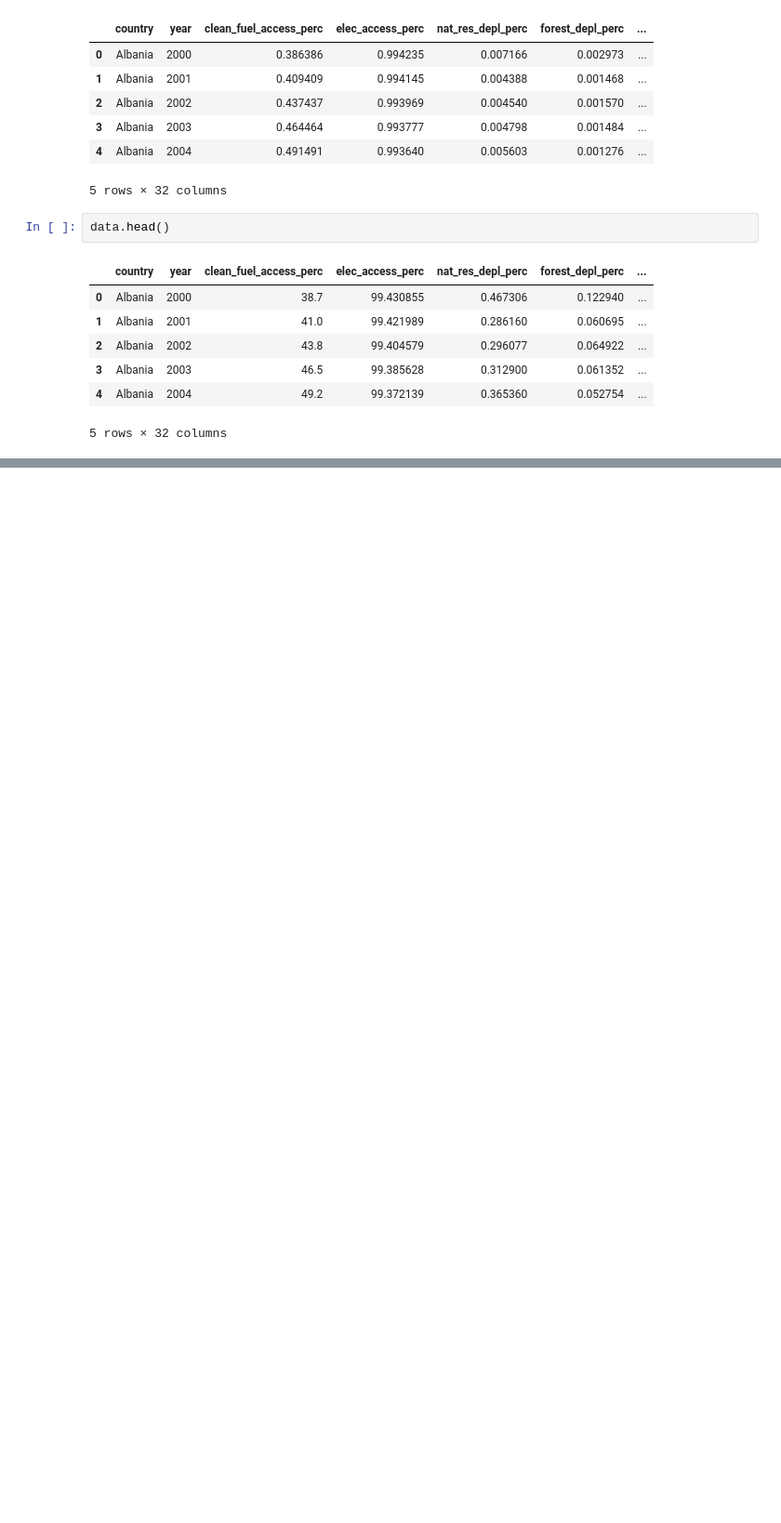
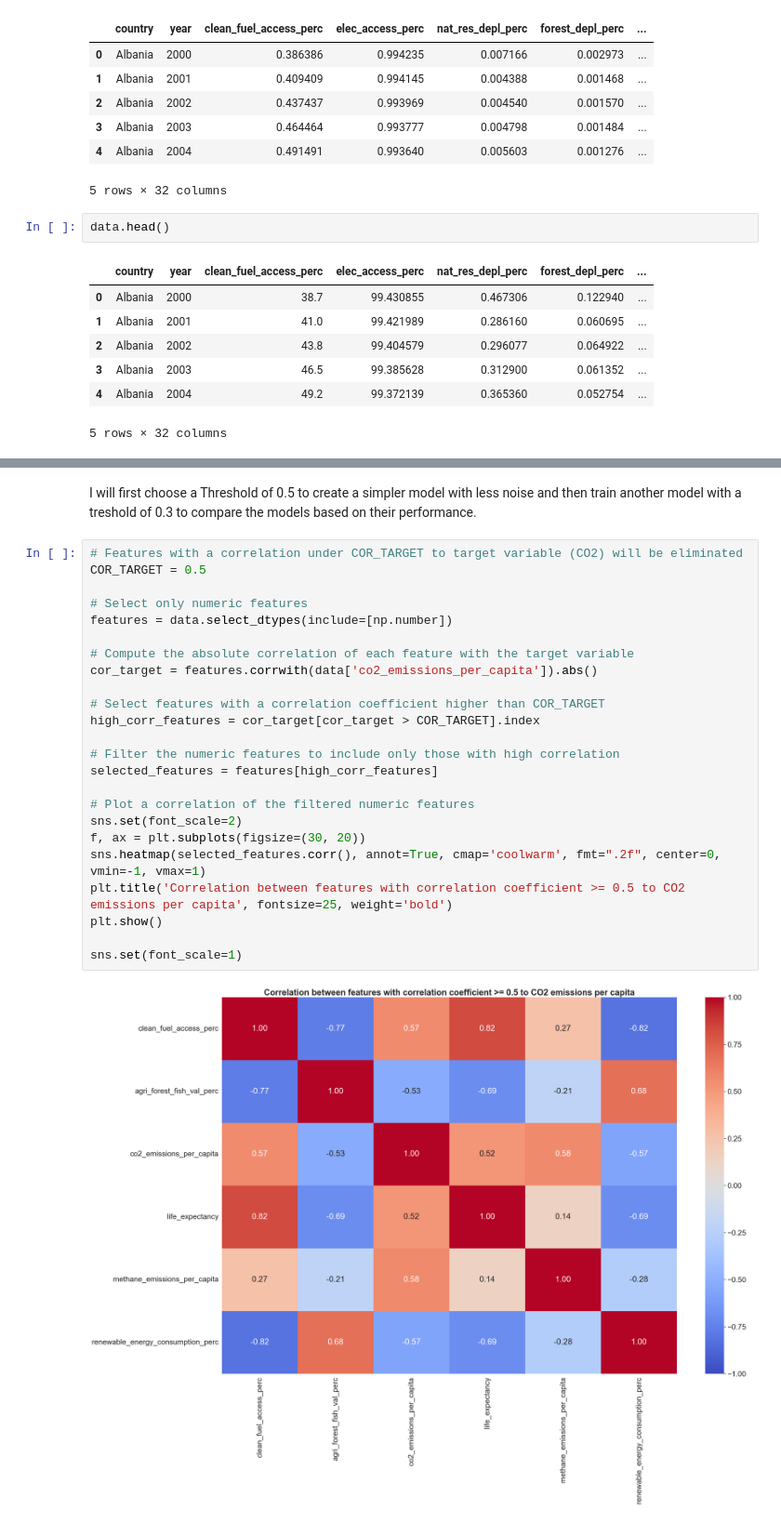
Before and after one commit to KleinerToaster/co2_prediction_countries, a Jupyter notebook: notebook/co2_feature_engineering.ipynb, the cells around one changed output, grey strips where cells are left out. Shown at 93% size. Drawn from its saved outputs; the diff is of its cells as text; blank space fills up the shorter version.

```diff
--- a/notebook/co2_feature_engineering.ipynb
+++ b/notebook/co2_feature_engineering.ipynb
@@ -463,0 +544,28 @@ data.head()
+# %% [markdown]
+I will first choose a Threshold of 0.5 to create a simpler model with less noise and then train another model with a treshold of 0.3 to compare the models based on their performance.
+# %%
+# Features with a correlation under COR_TARGET to target variable (CO2) will be eliminated
+COR_TARGET = 0.5
+
+# Select only numeric features
+features = data.select_dtypes(include=[np.number])
+
+# Compute the absolute correlation of each feature with the target variable
+cor_target = features.corrwith(data['co2_emissions_per_capita']).abs()
+
+# Select features with a correlation coefficient higher than COR_TARGET
+high_corr_features = cor_target[cor_target > COR_TARGET].index
+
+# Filter the numeric features to include only those with high correlation
+selected_features = features[high_corr_features]
+
+# Plot a correlation of the filtered numeric features
+sns.set(font_scale=2)
+f, ax = plt.subplots(figsize=(30, 20))
+sns.heatmap(selected_features.corr(), annot=True, cmap='coolwarm', fmt=".2f", center=0, vmin=-1, vmax=1)
+plt.title('Correlation between features with correlation coefficient >= 0.5 to CO2 emissions per capita', fontsize=25, weight='bold')
+plt.show()
+
+sns.set(font_scale=1)
+# %% [output]
+[figure, added]
```
Also changed, not shown: parts of 5 cells of this notebook, 1 other file.
